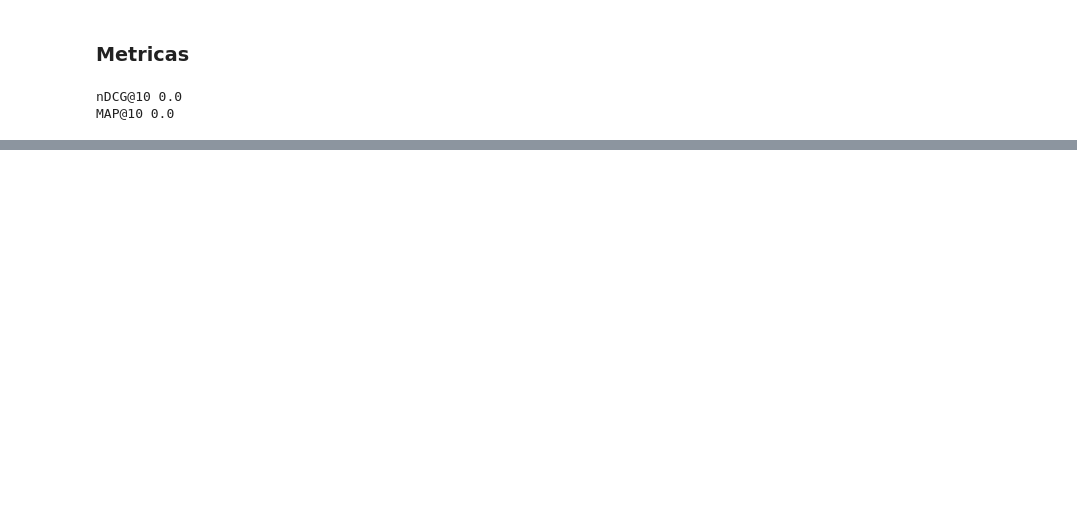
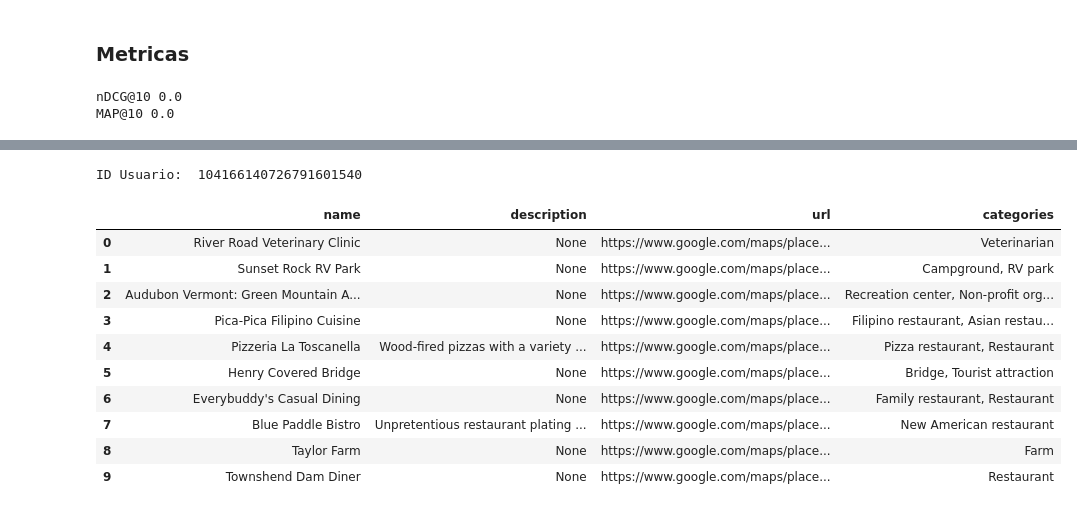
Before and after one commit to pedrozavalat/iic3633-proyecto, a Jupyter notebook: iic3633_v1_models_baselines.ipynb, the cells around one changed output, grey strips where cells are left out. Saved outputs shown, nothing was run; the diff lists cells and outputs as text; code cells hidden in the pictures; blank space fills up the shorter version.

```diff
--- a/iic3633_v1_models_baselines.ipynb
+++ b/iic3633_v1_models_baselines.ipynb
@@ -268,0 +417,4 @@ MAP@10 0.0
+# %%
+SEED = 42
+VERBOSE = True
+USE_GPU = torch.cuda.is_available()
@@ -268,0 +453,23 @@ MAP@10 0.0
+# %%
+# baseline MostPopular
+most_pop = cornac.models.MostPop()
+
+# modelo CDL (Collaborative Deep Learning)
+cdl = cornac.models.CDL(
+    k=50, # dimension factor latente
+    autoencoder_structure=[200],  # N° de neuronas de la capa code/decoder para SDAE
+    vocab_size=VOCAB_SIZE, # cantidad maxima de vocabulario
+    act_fn='tanh',
+    max_iter=50,
+    seed=SEED,
+    verbose=VERBOSE
+)
+# modelo VBPR (Visual Bayesian Personalized Ranking)
+vbpr = cornac.models.VBPR(
+    k=10, # dimension de gamma en el espacio latente
+    k2=40,  # dimension de theta en el espacio latente
+    n_epochs=50,
+    use_gpu=USE_GPU,
+    seed=SEED,
+    verbose=VERBOSE
+)
@@ -268,0 +526,30 @@ MAP@10 0.0
+# %%
+def get_reclist(id_user, model, n):
+    """ funcion que retorna la lista de recomendaciones para un usuario.
+    Valido solo para modelos de cornac. """
+    scores_for_user = model.score(id_user)
+    scores_for_user = [
+        (idx_to_item[idx], score) for idx, score in enumerate(scores_for_user)
+    ]
+    scores_for_user.sort(key=lambda x: x[1], reverse=True)
+    return [i[0] for i in scores_for_user[:n]]
+# %%
+user_3 = random.choice(list(idx_to_user.keys()))
+print("ID Usuario: ", idx_to_user[user_3])
+# %% [output]
+ID Usuario:  104166140726791601540
+# %%
+user3_reclist = get_reclist(user_3, vbpr, 10)
+show_recommendations(idx_to_user[user_3], user3_reclist)
+# %% [output]
+|  | name | description | url | categories |
+| 0 | River Road Veterinary Clinic | None | https://www.google.com/maps/place... | Veterinarian |
+| 1 | Sunset Rock RV Park | None | https://www.google.com/maps/place... | Campground, RV park |
+| 2 | Audubon Vermont: Green Mountain A... | None | https://www.google.com/maps/place... | Recreation center, Non-profit org... |
+| 3 | Pica-Pica Filipino Cuisine | None | https://www.google.com/maps/place... | Filipino restaurant, Asian restau... |
+| 4 | Pizzeria La Toscanella | Wood-fired pizzas with a variety ... | https://www.google.com/maps/place... | Pizza restaurant, Restaurant |
+| 5 | Henry Covered Bridge | None | https://www.google.com/maps/place... | Bridge, Tourist attraction |
+| 6 | Everybuddy's Casual Dining | None | https://www.google.com/maps/place... | Family restaurant, Restaurant |
+| 7 | Blue Paddle Bistro | Unpretentious restaurant plating ... | https://www.google.com/maps/place... | New American restaurant |
+| 8 | Taylor Farm | None | https://www.google.com/maps/place... | Farm |
+| 9 | Townshend Dam Diner | None | https://www.google.com/maps/place... | Restaurant |
```
Also changed, not shown: parts of 35 cells of this notebook, 1 other file.
